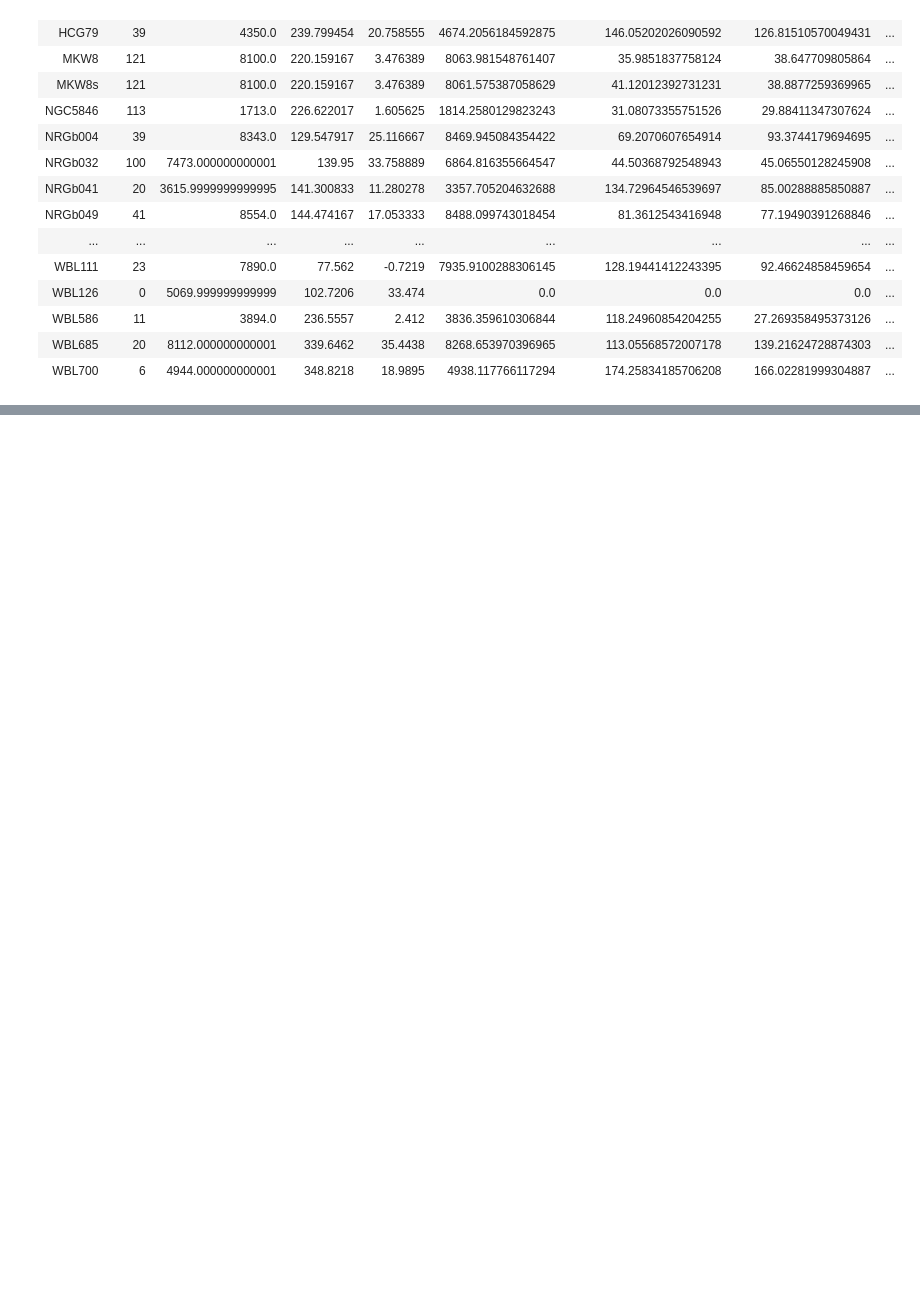
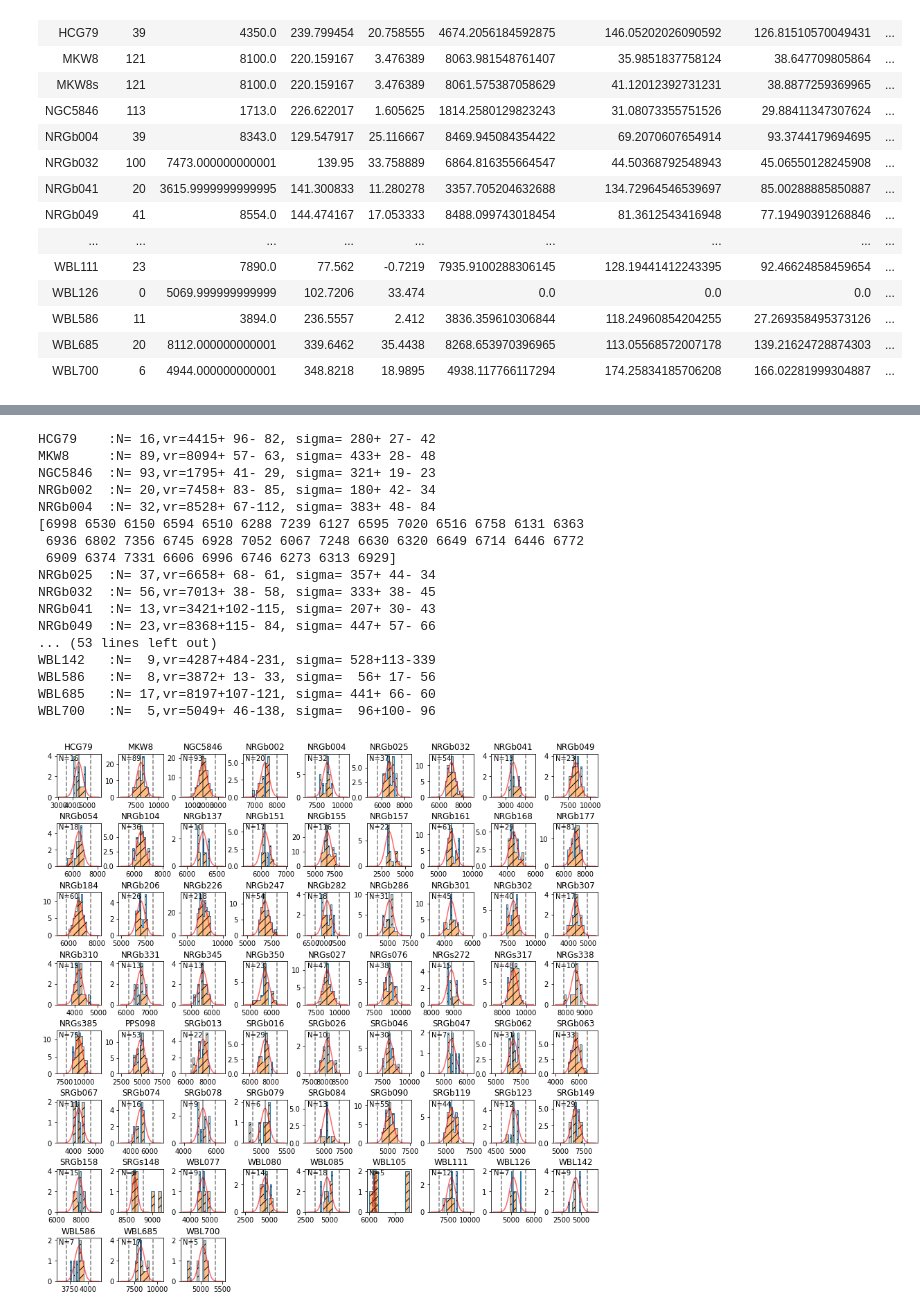
Before and after one commit to rfinn/uatgroups, a Jupyter notebook: notebooks/hagroups-center-scale.ipynb, the cells around one changed output, grey strips where cells are left out. Saved outputs shown, nothing was run; the diff lists cells and outputs as text; code cells hidden in the pictures; blank space fills up the shorter version.

```diff
--- a/notebooks/hagroups-center-scale.ipynb
+++ b/notebooks/hagroups-center-scale.ipynb
@@ -292,0 +362,25 @@ Table length=56
+# %%
+# dr = 1 Mpc
+# dv = 1000
+homedir = os.getenv("HOME")
+os.chdir(homedir+'/research/HalphaGroups/catalogs/')
+%run ~/github/uatgroups/python/get_biweight_center_scale.py --agc
+# %% [output]
+HCG79    :N= 16,vr=4415+ 96- 82, sigma= 280+ 27- 42
+MKW8     :N= 89,vr=8094+ 57- 63, sigma= 433+ 28- 48
+NGC5846  :N= 93,vr=1795+ 41- 29, sigma= 321+ 19- 23
+NRGb002  :N= 20,vr=7458+ 83- 85, sigma= 180+ 42- 34
+NRGb004  :N= 32,vr=8528+ 67-112, sigma= 383+ 48- 84
+[6998 6530 6150 6594 6510 6288 7239 6127 6595 7020 6516 6758 6131 6363
+ 6936 6802 7356 6745 6928 7052 6067 7248 6630 6320 6649 6714 6446 6772
+ 6909 6374 7331 6606 6996 6746 6273 6313 6929]
+NRGb025  :N= 37,vr=6658+ 68- 61, sigma= 357+ 44- 34
+NRGb032  :N= 56,vr=7013+ 38- 58, sigma= 333+ 38- 45
+NRGb041  :N= 13,vr=3421+102-115, sigma= 207+ 30- 43
+NRGb049  :N= 23,vr=8368+115- 84, sigma= 447+ 57- 66
+... (53 lines left out)
+WBL142   :N=  9,vr=4287+484-231, sigma= 528+113-339
+WBL586   :N=  8,vr=3872+ 13- 33, sigma=  56+ 17- 56
+WBL685   :N= 17,vr=8197+107-121, sigma= 441+ 66- 60
+WBL700   :N=  5,vr=5049+ 46-138, sigma=  96+100- 96
+[figure, added]
```
Also changed, not shown: parts of 9 cells of this notebook, 1 other file.
